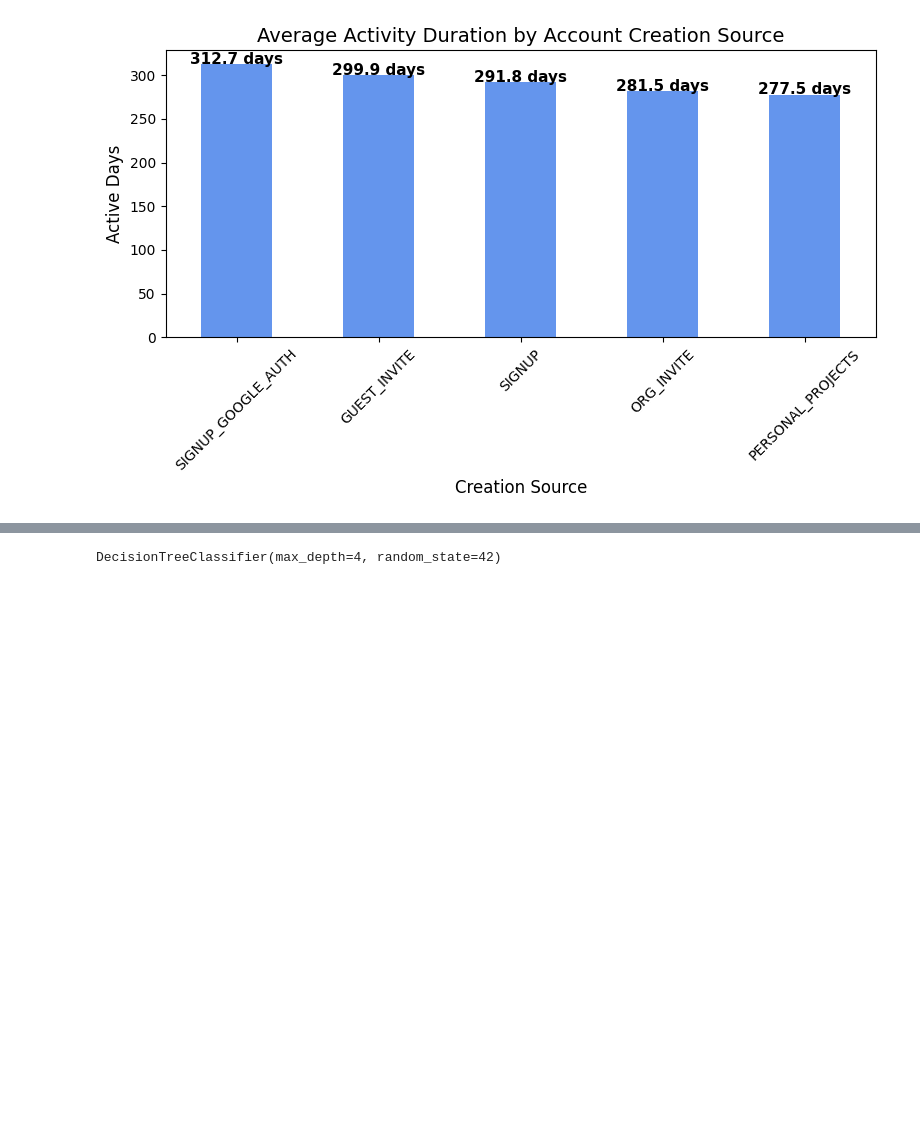
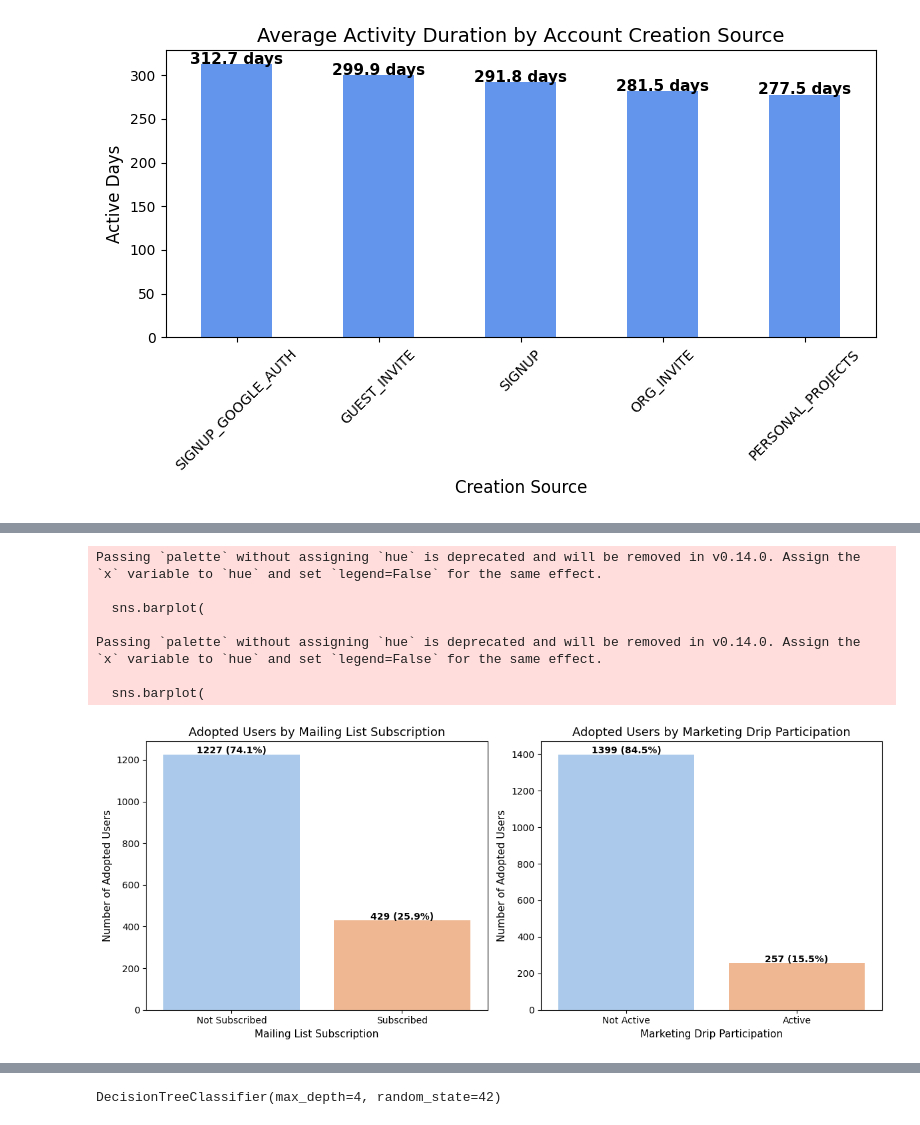
Before and after one commit to JPaivaCarvalho/Portfolio, a Jupyter notebook: Relax_Predicting_User_Adoption_Takehome.ipynb, the cells around one changed output, grey strips where cells are left out. Saved outputs shown, nothing was run; the diff lists cells and outputs as text; code cells hidden in the pictures; blank space fills up the shorter version.

```diff
--- a/Relax_Predicting_User_Adoption_Takehome.ipynb
+++ b/Relax_Predicting_User_Adoption_Takehome.ipynb
@@ -221,16 +217,21 @@ display(df_users_adopted.head())
 # %% [markdown]
 # Merge Datasets
 # %%
-# Rename 'object_id' to 'user_id'
-data_users.rename(columns={'object_id': 'user_id'}, inplace=True)
+# Se 'user_id' estiver no índice, move-o para coluna
+if df_users_adopted.index.name == 'user_id':
+    df_users_adopted = df_users_adopted.reset_index()
 
-# Merge df_users_adopted with data_users based on user_id
-df_final = pd.merge(df_users_adopted, data_users, on='user_id', how='left')
+# Se ainda estiver como 'object_id', renomeia
+if 'object_id' in df_users_adopted.columns:
+    df_users_adopted.rename(columns={'object_id': 'user_id'}, inplace=True)
 
-# Drop 'level_0' and 'index' columns if they exist
+# Faz o merge
+df_final = pd.merge(df_users_adopted, data_users, left_on='user_id', right_index=True, how='left')
+
+# Remover colunas extras
 df_final = df_final.drop(columns=['level_0', 'index'], errors='ignore')
 
-# Display the cleaned result
+# Mostrar o resultado
 display(df_final.head())
 # %% [output]
 |  | user_id | total_visits | login_time_stamps | adoption_status | creation_time | name | email | ... |
@@ -642,0 +515,62 @@ Passo 1. Preparar os dados
+# %%
+import matplotlib.pyplot as plt
+import seaborn as sns
+
+# Filter only adopted users
+adopted_only = df_final[df_final['adoption_status'] == 'adopted user']
+
+# Data for mailing list subscription
+mailing_counts = adopted_only['opted_in_to_mailing_list'].value_counts()
+total_mailing = mailing_counts.sum()
+
+# Data for marketing drip participation
+drip_counts = adopted_only['enabled_for_marketing_drip'].value_counts()
+total_drip = drip_counts.sum()
+
+# Side-by-side bar plots
+fig, axes = plt.subplots(1, 2, figsize=(12, 5))
+
+# Plot 1: Mailing list subscription
+sns.barplot(
+    x=mailing_counts.index.map({0: 'Not Subscribed', 1: 'Subscribed'}),
+    y=mailing_counts.values,
+    palette='pastel',
+    ax=axes[0]
+)
+axes[0].set_title('Adopted Users by Mailing List Subscription', fontsize=13)
+axes[0].set_ylabel('Number of Adopted Users', fontsize=11)
+axes[0].set_xlabel('Mailing List Subscription', fontsize=11)
+
+for i, val in enumerate(mailing_counts.values):
+    pct = (val / total_mailing) * 100
+    label = f"{val} ({pct:.1f}%)"
+    axes[0].text(i, val + 5, label, ha='center', fontsize=10, fontweight='bold')
+
+# Plot 2: Marketing drip participation
+sns.barplot(
+    x=drip_counts.index.map({0: 'Not Active', 1: 'Active'}),
+    y=drip_counts.values,
+    palette='pastel',
+    ax=axes[1]
+)
+axes[1].set_title('Adopted Users by Marketing Drip Participation', fontsize=13)
+axes[1].set_ylabel('Number of Adopted Users', fontsize=11)
+axes[1].set_xlabel('Marketing Drip Participation', fontsize=11)
+
+for i, val in enumerate(drip_counts.values):
+    pct = (val / total_drip) * 100
+    label = f"{val} ({pct:.1f}%)"
+    axes[1].text(i, val + 5, label, ha='center', fontsize=10, fontweight='bold')
+
+# Final layout
+plt.tight_layout()
+plt.show()
+# %% [output]
+Passing `palette` without assigning `hue` is deprecated and will be removed in v0.14.0. Assign the `x` variable to `hue` and set `legend=False` for the same effect.
+
+  sns.barplot(
+
+Passing `palette` without assigning `hue` is deprecated and will be removed in v0.14.0. Assign the `x` variable to `hue` and set `legend=False` for the same effect.
+
+  sns.barplot(
+[figure, added]
```
Also changed, not shown: parts of 98 cells of this notebook.
